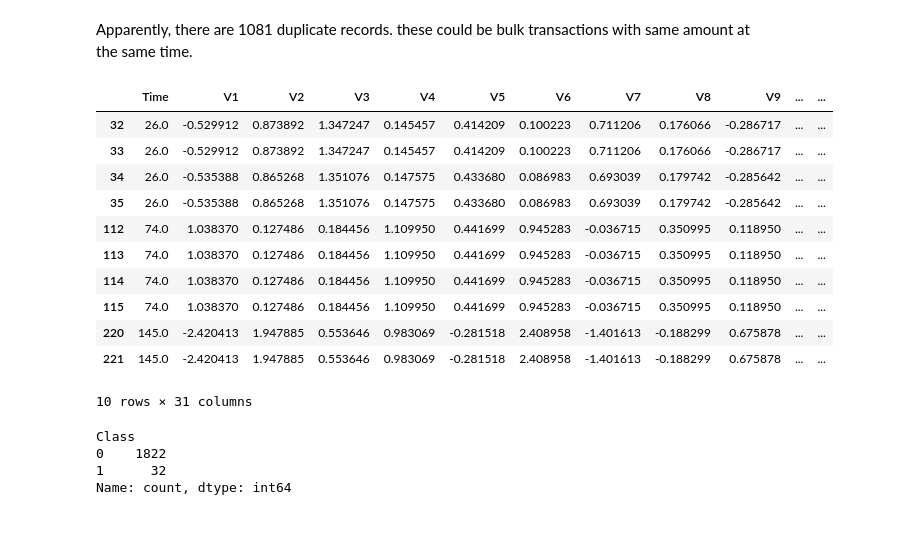
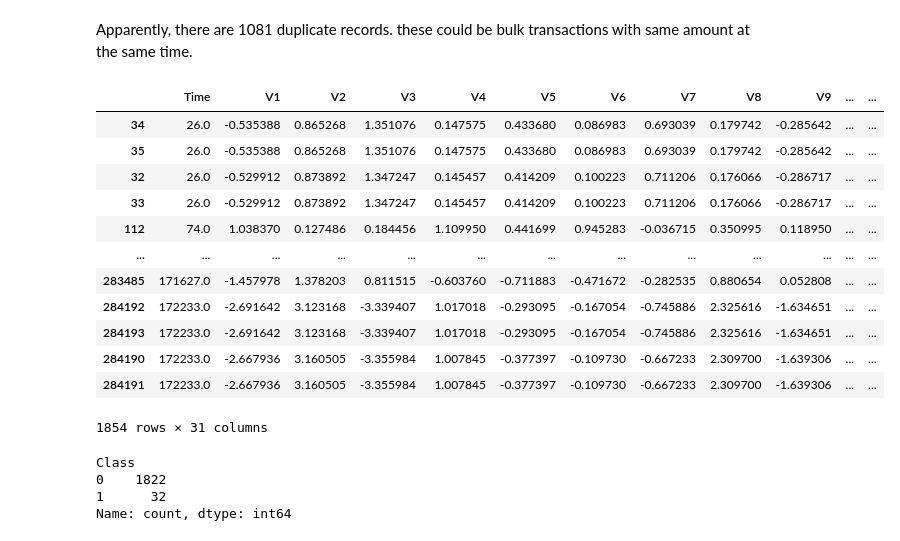
Before and after one commit to jadennk21-prog/ML_Fraud_Detection_Kaggle, a Jupyter notebook: Notebook/eda.ipynb, the cells around one changed output. Drawn from its saved outputs; the diff is of its cells as text; code cells hidden in the pictures.

```diff
--- a/Notebook/eda.ipynb
+++ b/Notebook/eda.ipynb
@@ -94,20 +103,21 @@ np.int64(1081)
 Apparently, there are 1081 duplicate records. these could be bulk transactions with same amount at the same time.
 # %%
 # Display the dupplicated records
-df[df.duplicated(keep=False)].head(10)
+df[df.duplicated(keep=False)].sort_values(by=list(df.columns))
 # %% [output]
 |  | Time | V1 | V2 | V3 | V4 | V5 | V6 | V7 | V8 | V9 | ... | ... |
+| 34 | 26.0 | -0.535388 | 0.865268 | 1.351076 | 0.147575 | 0.433680 | 0.086983 | 0.693039 | 0.179742 | -0.285642 | ... | ... |
+| 35 | 26.0 | -0.535388 | 0.865268 | 1.351076 | 0.147575 | 0.433680 | 0.086983 | 0.693039 | 0.179742 | -0.285642 | ... | ... |
 | 32 | 26.0 | -0.529912 | 0.873892 | 1.347247 | 0.145457 | 0.414209 | 0.100223 | 0.711206 | 0.176066 | -0.286717 | ... | ... |
 | 33 | 26.0 | -0.529912 | 0.873892 | 1.347247 | 0.145457 | 0.414209 | 0.100223 | 0.711206 | 0.176066 | -0.286717 | ... | ... |
-| 34 | 26.0 | -0.535388 | 0.865268 | 1.351076 | 0.147575 | 0.433680 | 0.086983 | 0.693039 | 0.179742 | -0.285642 | ... | ... |
-| 35 | 26.0 | -0.535388 | 0.865268 | 1.351076 | 0.147575 | 0.433680 | 0.086983 | 0.693039 | 0.179742 | -0.285642 | ... | ... |
 | 112 | 74.0 | 1.038370 | 0.127486 | 0.184456 | 1.109950 | 0.441699 | 0.945283 | -0.036715 | 0.350995 | 0.118950 | ... | ... |
-| 113 | 74.0 | 1.038370 | 0.127486 | 0.184456 | 1.109950 | 0.441699 | 0.945283 | -0.036715 | 0.350995 | 0.118950 | ... | ... |
-| 114 | 74.0 | 1.038370 | 0.127486 | 0.184456 | 1.109950 | 0.441699 | 0.945283 | -0.036715 | 0.350995 | 0.118950 | ... | ... |
-| 115 | 74.0 | 1.038370 | 0.127486 | 0.184456 | 1.109950 | 0.441699 | 0.945283 | -0.036715 | 0.350995 | 0.118950 | ... | ... |
-| 220 | 145.0 | -2.420413 | 1.947885 | 0.553646 | 0.983069 | -0.281518 | 2.408958 | -1.401613 | -0.188299 | 0.675878 | ... | ... |
-| 221 | 145.0 | -2.420413 | 1.947885 | 0.553646 | 0.983069 | -0.281518 | 2.408958 | -1.401613 | -0.188299 | 0.675878 | ... | ... |
+| ... | ... | ... | ... | ... | ... | ... | ... | ... | ... | ... | ... | ... |
+| 283485 | 171627.0 | -1.457978 | 1.378203 | 0.811515 | -0.603760 | -0.711883 | -0.471672 | -0.282535 | 0.880654 | 0.052808 | ... | ... |
+| 284192 | 172233.0 | -2.691642 | 3.123168 | -3.339407 | 1.017018 | -0.293095 | -0.167054 | -0.745886 | 2.325616 | -1.634651 | ... | ... |
+| 284193 | 172233.0 | -2.691642 | 3.123168 | -3.339407 | 1.017018 | -0.293095 | -0.167054 | -0.745886 | 2.325616 | -1.634651 | ... | ... |
+| 284190 | 172233.0 | -2.667936 | 3.160505 | -3.355984 | 1.007845 | -0.377397 | -0.109730 | -0.667233 | 2.309700 | -1.639306 | ... | ... |
+| 284191 | 172233.0 | -2.667936 | 3.160505 | -3.355984 | 1.007845 | -0.377397 | -0.109730 | -0.667233 | 2.309700 | -1.639306 | ... | ... |
-10 rows × 31 columns
+1854 rows × 31 columns
 # %%
 # Check distribution of duplicated records
 df[df.duplicated(keep=False)]["Class"].value_counts()
```
Also changed, not shown: parts of 24 cells of this notebook.
